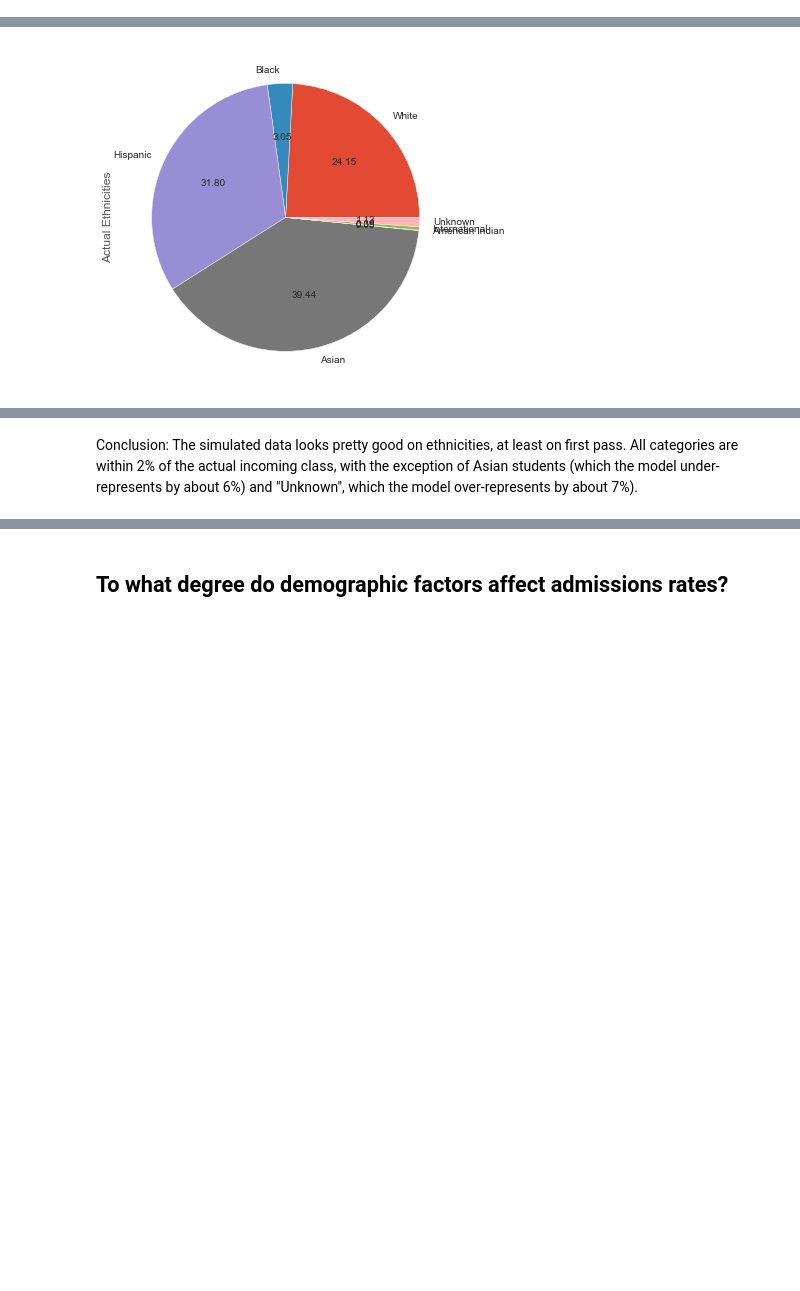
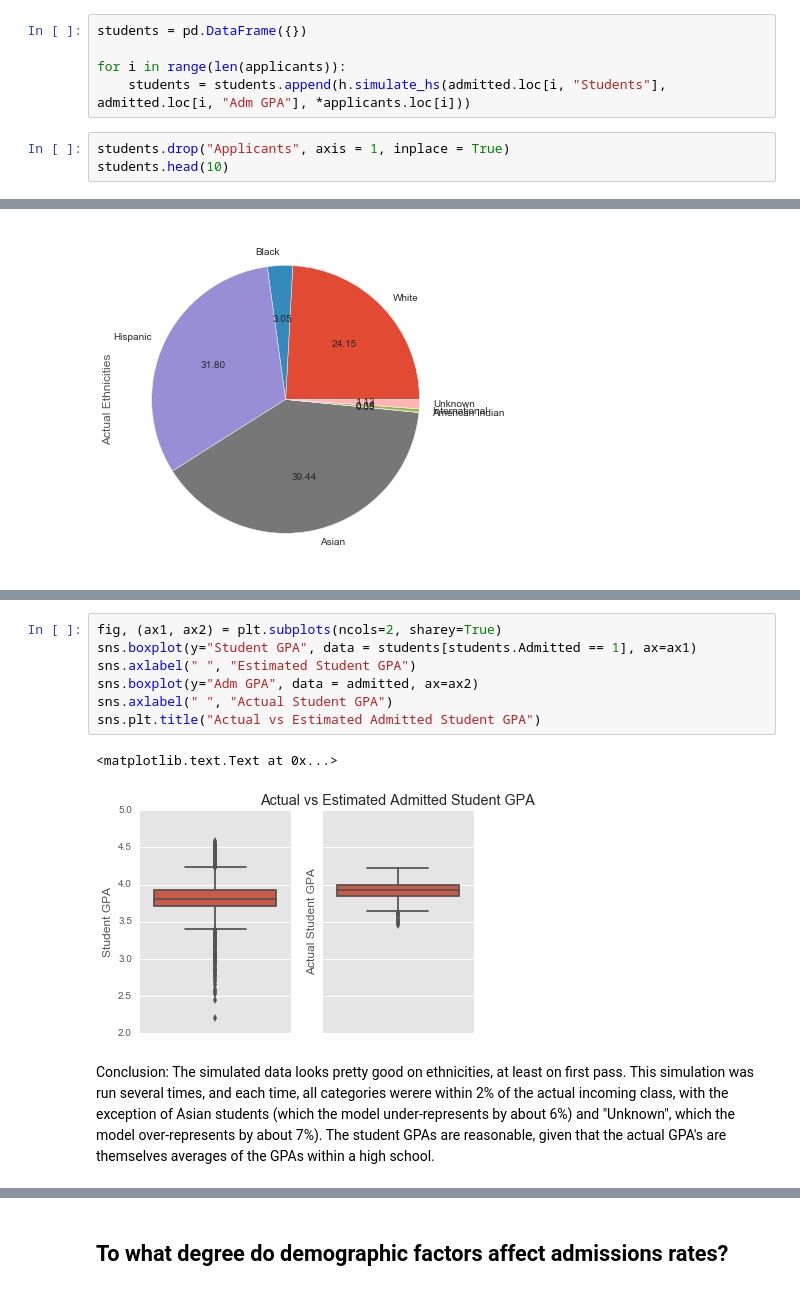
Before and after one commit to bkrakauer/UC-Admissions, a Jupyter notebook: UC Admissions Model.ipynb, the cells around one changed output, grey strips where cells are left out. Drawn from its saved outputs; the diff is of its cells as text; blank space fills up the shorter version.

```diff
--- a/UC Admissions Model.ipynb
+++ b/UC Admissions Model.ipynb
@@ -129,0 +95,8 @@ for i in range(len(applicants)):
+# %%
+students = pd.DataFrame({})
+
+for i in range(len(applicants)):
+    students = students.append(h.simulate_hs(admitted.loc[i, "Students"], admitted.loc[i, "Adm GPA"], *applicants.loc[i]))
+# %%
+students.drop("Applicants", axis = 1, inplace = True)
+students.head(10)
@@ -178,2 +174,12 @@ ethn_real.plot(kind='pie', autopct='%.2f', figsize = (6, 6))
+# %%
+fig, (ax1, ax2) = plt.subplots(ncols=2, sharey=True)
+sns.boxplot(y="Student GPA", data = students[students.Admitted == 1], ax=ax1)
+sns.axlabel(" ", "Estimated Student GPA")
+sns.boxplot(y="Adm GPA", data = admitted, ax=ax2)
+sns.axlabel(" ", "Actual Student GPA")
+sns.plt.title("Actual vs Estimated Admitted Student GPA")
+# %% [output]
+<matplotlib.text.Text at 0x...>
+[figure, added]
 # %% [markdown]
-Conclusion: The simulated data looks pretty good on ethnicities, at least on first pass. All categories are within 2% of the actual incoming class, with the exception of Asian students (which the model under-represents by about 6%) and "Unknown", which the model over-represents by about 7%).
+Conclusion: The simulated data looks pretty good on ethnicities, at least on first pass. This simulation was run several times, and each time, all categories werere within 2% of the actual incoming class, with the exception of Asian students (which the model under-represents by about 6%) and "Unknown", which the model over-represents by about 7%). The student GPAs are reasonable, given that the actual GPA's are themselves averages of the GPAs within a high school.
```
Also changed, not shown: parts of 88 cells of this notebook, 7 other files.
